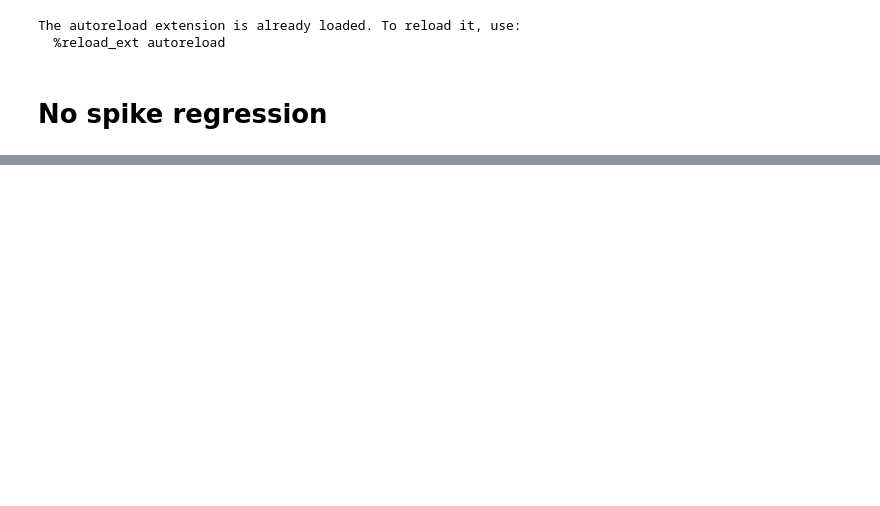
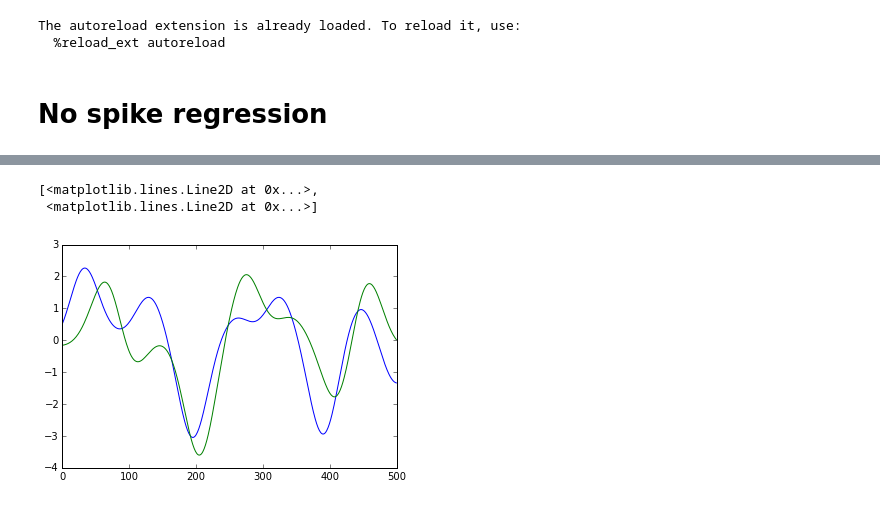
Before and after one commit to catniplab/vlgp, a Jupyter notebook: latent_only.ipynb, the cells around one changed output, grey strips where cells are left out. Cells and saved outputs as stored; diff of their text form; code cells hidden in the pictures; blank space fills up the shorter version.

```diff
--- a/latent_only.ipynb
+++ b/latent_only.ipynb
@@ -132,0 +133,6 @@ for l in range(L):
+# %%
+plot(m1)
+# %% [output]
+[<matplotlib.lines.Line2D at 0x...>,
+ <matplotlib.lines.Line2D at 0x...>]
+[figure, added]
```
Also changed, not shown: parts of 7 cells of this notebook, 5 other files.
